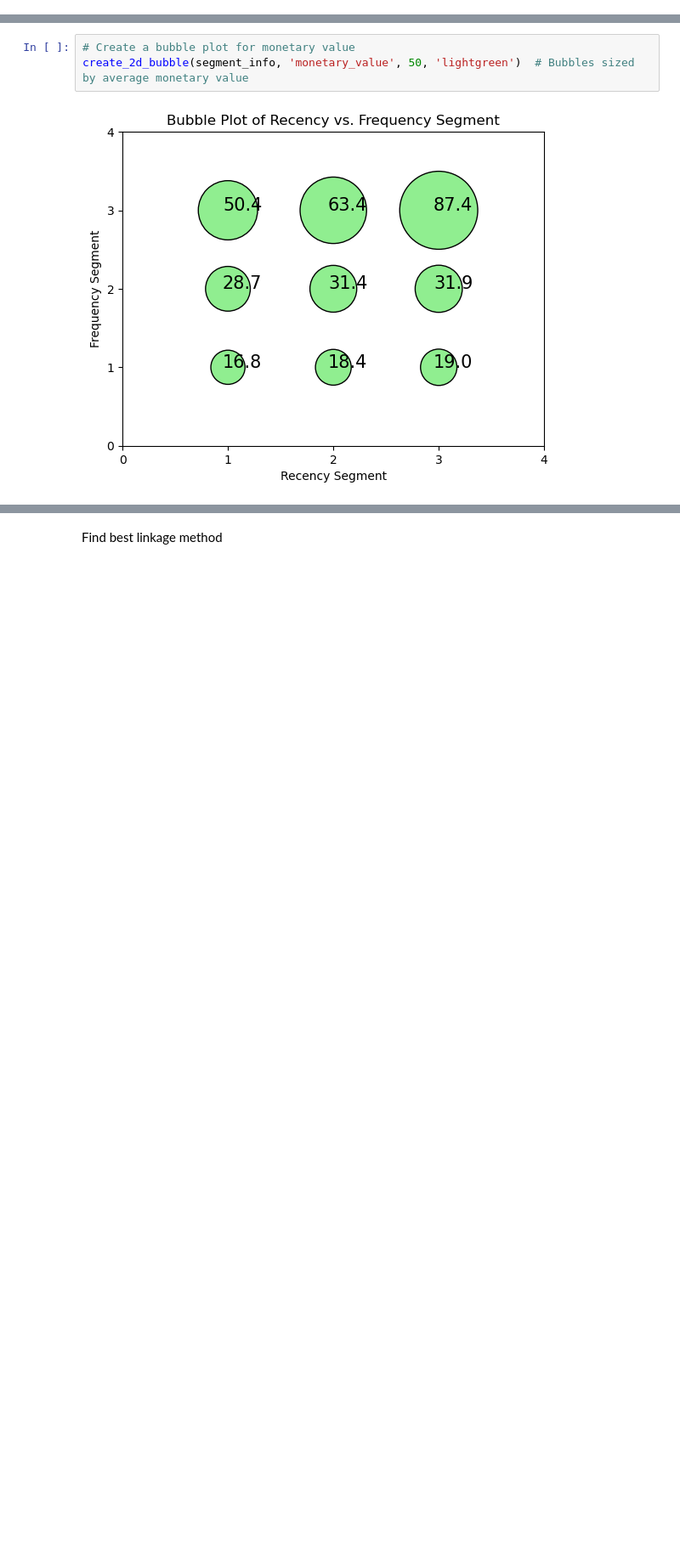
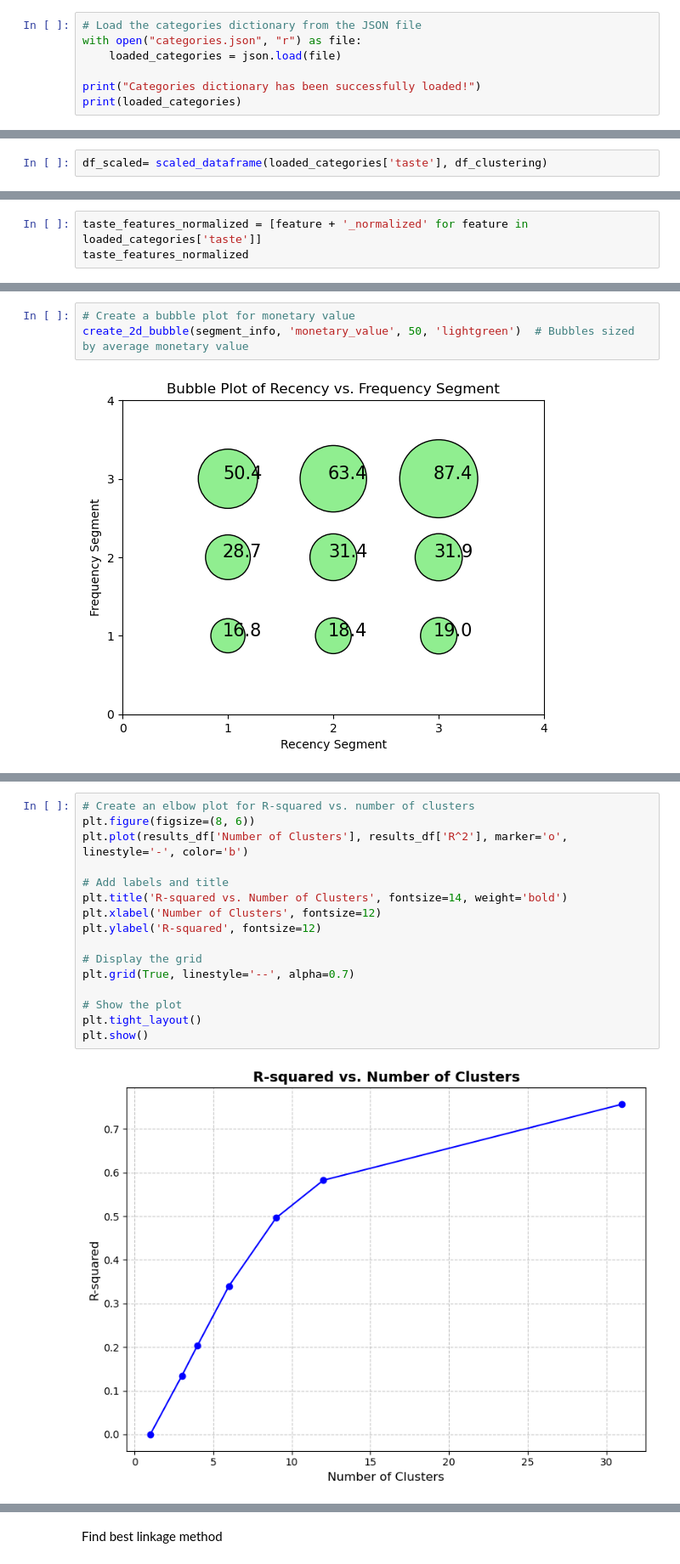
Before and after one commit to SvenGoerdes/CustomerSegmentationDataMining, a Jupyter notebook: deliverables/DM2425_Part2_10_02.ipynb, the cells around one changed output, grey strips where cells are left out. Shown at 85% size. Saved outputs shown, nothing was run; the diff lists cells and outputs as text; blank space fills up the shorter version.

```diff
--- a/deliverables/DM2425_Part2_10_02.ipynb
+++ b/deliverables/DM2425_Part2_10_02.ipynb
@@ -110,0 +115,7 @@ df_clustering.tail().T
+# %%
+# Load the categories dictionary from the JSON file
+with open("categories.json", "r") as file:
+    loaded_categories = json.load(file)
+
+print("Categories dictionary has been successfully loaded!")
+print(loaded_categories)
@@ -110,0 +127,2 @@ df_clustering.tail().T
+# %%
+df_scaled= scaled_dataframe(loaded_categories['taste'], df_clustering)
@@ -110,0 +131,3 @@ df_clustering.tail().T
+# %%
+taste_features_normalized = [feature + '_normalized' for feature in loaded_categories['taste']]
+taste_features_normalized
@@ -458,0 +540,18 @@ create_2d_bubble(segment_info, 'monetary_value', 50, 'lightgreen')  # Bubbles si
+# %%
+# Create an elbow plot for R-squared vs. number of clusters
+plt.figure(figsize=(8, 6))
+plt.plot(results_df['Number of Clusters'], results_df['R^2'], marker='o', linestyle='-', color='b')
+
+# Add labels and title
+plt.title('R-squared vs. Number of Clusters', fontsize=14, weight='bold')
+plt.xlabel('Number of Clusters', fontsize=12)
+plt.ylabel('R-squared', fontsize=12)
+
+# Display the grid
+plt.grid(True, linestyle='--', alpha=0.7)
+
+# Show the plot
+plt.tight_layout()
+plt.show()
+# %% [output]
+[figure, added]
```
Also changed, not shown: parts of 59 cells of this notebook, 4 other files.
